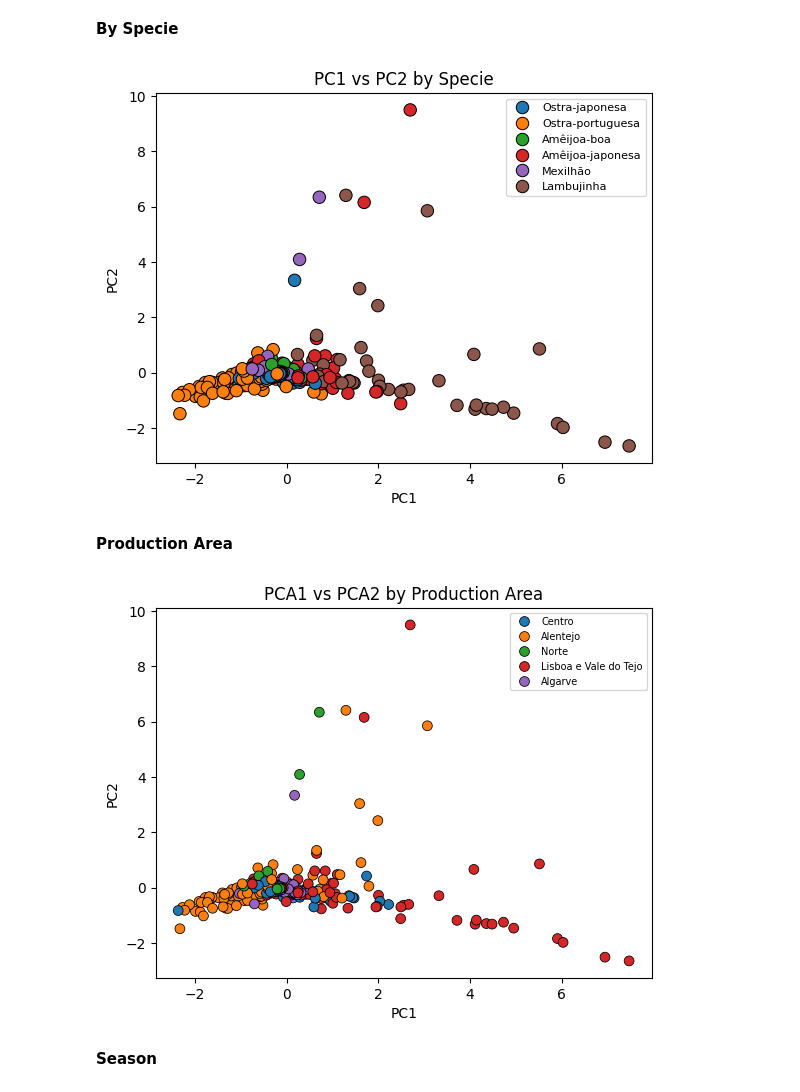
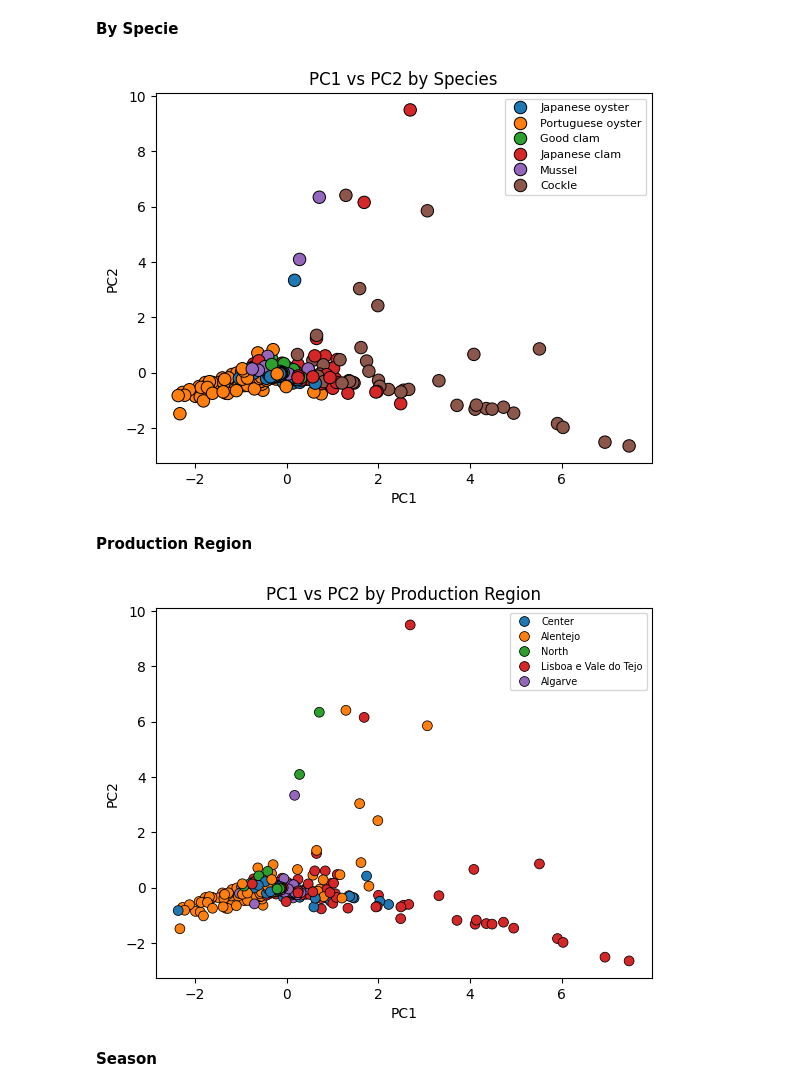
Before and after one commit to RafaelVieira13/PCA_TESE, a Jupyter notebook: Final_PCA_Analysis.ipynb, the cells around one changed output. Saved outputs shown, nothing was run; the diff lists cells and outputs as text; code cells hidden in the pictures.

```diff
--- a/Final_PCA_Analysis.ipynb
+++ b/Final_PCA_Analysis.ipynb
@@ -51,3 +50,13 @@ Ostra-portuguesa    214
 Amêijoa-japonesa    163
 Lambujinha          151
 Name: Espécie, dtype: int64
+# %%
+# Renaming 'Especie' to be displayed in English
+df['Espécie'] = df['Espécie'].str.replace('Ostra-japonesa', 'Japanese oyster')
+df['Espécie'] = df['Espécie'].str.replace('Ostra-portuguesa', 'Portuguese oyster')
+df['Espécie'] = df['Espécie'].str.replace('Mexilhão', 'Mussel')
+df['Espécie'] = df['Espécie'].str.replace('Amêijoa-japonesa', 'Japanese clam')
+df['Espécie'] = df['Espécie'].str.replace('Amêijoa-boa', 'Good clam')
+df['Espécie'] = df['Espécie'].str.replace('Lambujinha', 'Cockle')
+
+df['Espécie'].value_counts()
@@ -151,3 +168,8 @@ Lisboa e Vale do Tejo    258
 Centro                   179
 Norte                     50
 Name: Área de Produção, dtype: int64
+# %%
+# Translating some sentences
+df['Área de Produção'] = df['Área de Produção'].str.replace('Centro', 'Center')
+df['Área de Produção'] = df['Área de Produção'].str.replace('Norte', 'North')
+df['Área de Produção'].value_counts()
@@ -414,24 +443,24 @@ __By Specie__
 # %%
 sns.scatterplot(data=df_pca2, x="PC1", y="PC2", hue='Espécie', marker='o',s=80,edgecolor='k',legend='full')
 plt.xlabel("PC1")
 plt.ylabel("PC2")
-plt.title('PC1 vs PC2 by Specie')
+plt.title('PC1 vs PC2 by Species')
 plt.legend(fontsize=8, loc='best')
 plt.show()
 # %% [output]
-[figure, old version]
+[figure, new version]
 # %% [markdown]
-__Production Area__
+__Production Region__
 # %%
 sns.scatterplot(data=df_pca2, x='PC1', y='PC2', hue='Área de Produção',
                 marker='o', s=50, edgecolor='k', legend='full')
 plt.legend(fontsize=7)
 plt.xlabel('PC1')
 plt.ylabel('PC2')
-plt.title('PCA1 vs PCA2 by Production Area')
+plt.title('PC1 vs PC2 by Production Region')
 plt.show()
 # %% [output]
-[figure, old version]
+[figure, new version]
 # %% [markdown]
 __Season__
 # %%
```
Also changed, not shown: parts of 7 cells of this notebook.
